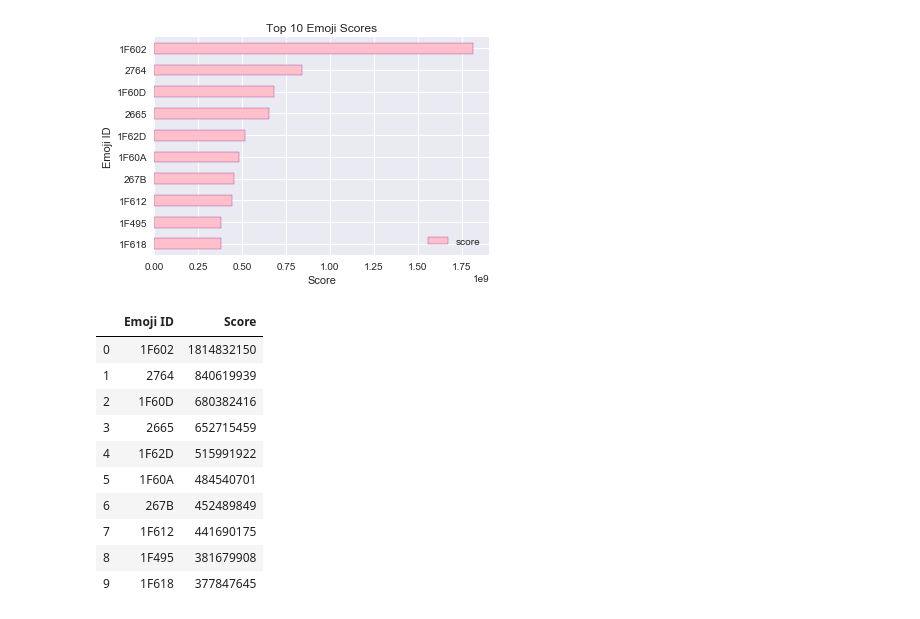
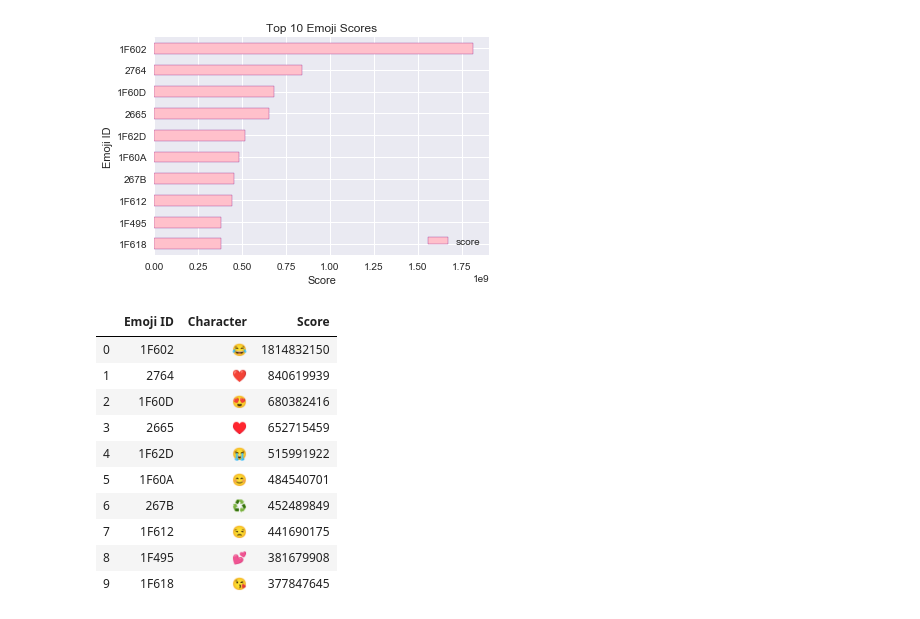
Before and after one commit to chanafin/10-GWHW, a Jupyter notebook: emoji/emoji/emoji_plotting.ipynb, the cells around one changed output. Cells and saved outputs as stored; diff of their text form; code cells hidden in the pictures.

```diff
--- a/emoji/emoji_plotting.ipynb
+++ b/emoji/emoji/emoji_plotting.ipynb
@@ -155,20 +148,19 @@ score_plot.set(xlabel="Score", ylabel="Emoji ID")
 [Text(0, 0.5, 'Emoji ID'), Text(0.5, 0, 'Score')]
 [figure]
 # %%
-# BONUS: Use Pandas `read_sql_query` to load a query statement directly into the DataFrame
-# YOUR CODE HERE
+#Use Pandas `read_sql_query` to load a query statement directly into the DataFrame
 conn = engine.connect()
-top_emoji = pd.read_sql('Select emoji_id as "Emoji ID", score as "Score" from emoji order by score desc limit 10', conn)
+top_emoji = pd.read_sql('Select emoji_id as "Emoji ID", emoji_char as "Character", score as "Score" from emoji order by score desc limit 10', conn)
 top_emoji
 # %% [output]
-|  | Emoji ID | Score |
-| 0 | 1F602 | 1814832150 |
-| 1 | 2764 | 840619939 |
-| 2 | 1F60D | 680382416 |
-| 3 | 2665 | 652715459 |
-| 4 | 1F62D | 515991922 |
-| 5 | 1F60A | 484540701 |
-| 6 | 267B | 452489849 |
-| 7 | 1F612 | 441690175 |
-| 8 | 1F495 | 381679908 |
-| 9 | 1F618 | 377847645 |
+|  | Emoji ID | Character | Score |
+| 0 | 1F602 | 😂 | 1814832150 |
+| 1 | 2764 | ❤️ | 840619939 |
+| 2 | 1F60D | 😍 | 680382416 |
+| 3 | 2665 | ♥️ | 652715459 |
+| 4 | 1F62D | 😭 | 515991922 |
+| 5 | 1F60A | 😊 | 484540701 |
+| 6 | 267B | ♻️ | 452489849 |
+| 7 | 1F612 | 😒 | 441690175 |
+| 8 | 1F495 | 💕 | 381679908 |
+| 9 | 1F618 | 😘 | 377847645 |
```
Also changed, not shown: parts of 13 cells of this notebook, 15 other files.
